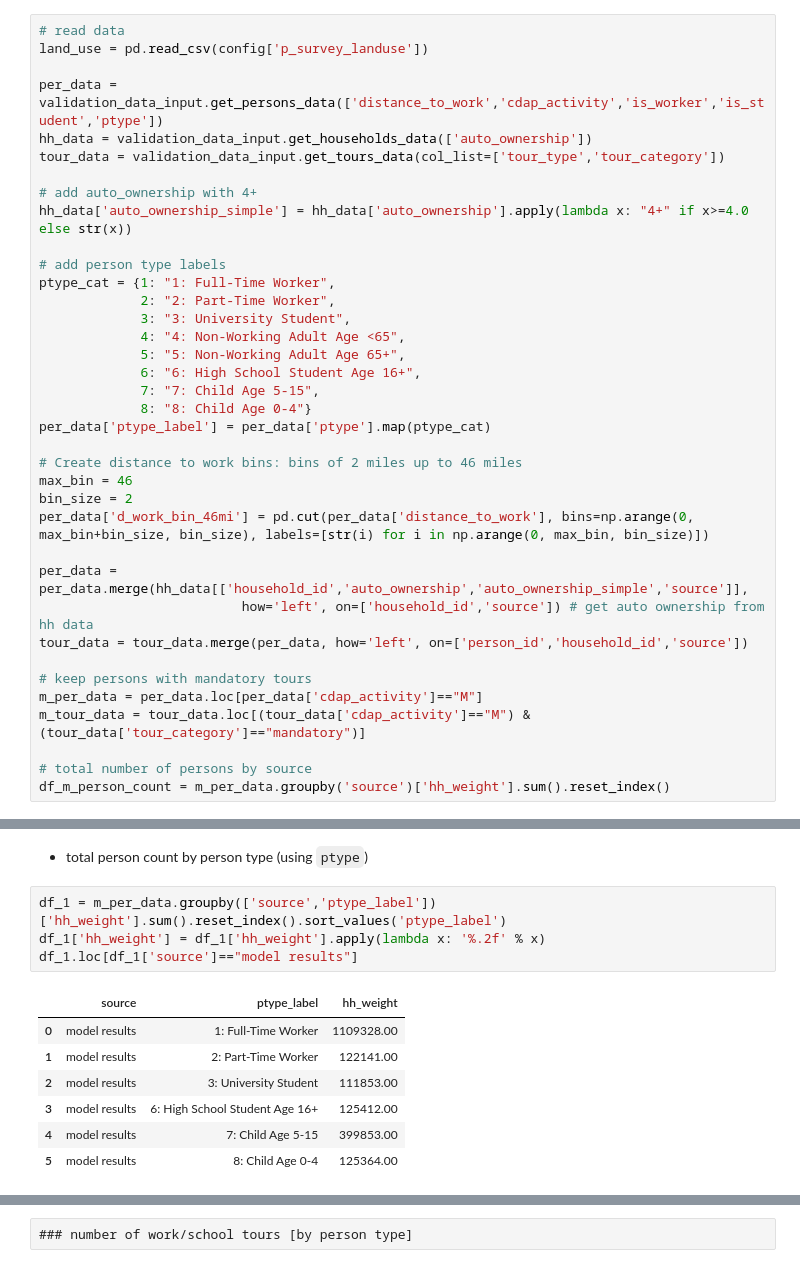
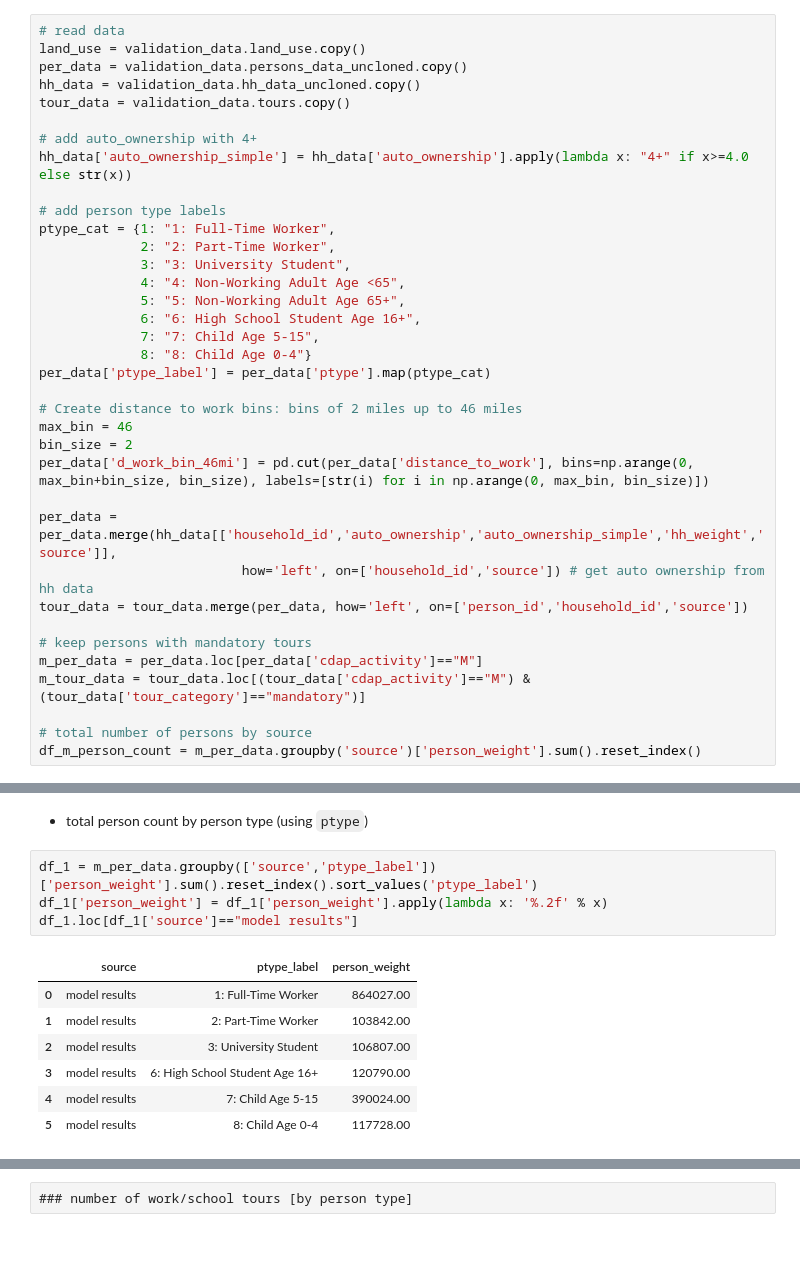
Before and after one commit to psrc/psrc_activitysim, a Jupyter notebook: scripts/validation/validation_scripts/mandatory_tour_frequency.ipynb, the cells around one changed output, grey strips where cells are left out. Cells and saved outputs as stored; diff of their text form.

Commit message:
add survey tour_id + run mandatory tour frequency

```diff
--- a/scripts/validation/validation_scripts/mandatory_tour_frequency.ipynb
+++ b/scripts/validation/validation_scripts/mandatory_tour_frequency.ipynb
@@ -23,11 +25,10 @@ pio.templates.default = "simple_white+psrc_color"
 config = toml.load(os.path.join(os.getcwd(),'validation_configuration.toml'))
 # %%
 # read data
-land_use = pd.read_csv(config['p_survey_landuse'])
-
-per_data = validation_data_input.get_persons_data(['distance_to_work','cdap_activity','is_worker','is_student','ptype'])
-hh_data = validation_data_input.get_households_data(['auto_ownership'])
-tour_data = validation_data_input.get_tours_data(col_list=['tour_type','tour_category'])
+land_use = validation_data.land_use.copy()
+per_data = validation_data.persons_data_uncloned.copy()
+hh_data = validation_data.hh_data_uncloned.copy()
+tour_data = validation_data.tours.copy()
 
 # add auto_ownership with 4+
 hh_data['auto_ownership_simple'] = hh_data['auto_ownership'].apply(lambda x: "4+" if x>=4.0 else str(x))
@@ -48,7 +49,7 @@ max_bin = 46
 bin_size = 2
 per_data['d_work_bin_46mi'] = pd.cut(per_data['distance_to_work'], bins=np.arange(0, max_bin+bin_size, bin_size), labels=[str(i) for i in np.arange(0, max_bin, bin_size)])
 
-per_data = per_data.merge(hh_data[['household_id','auto_ownership','auto_ownership_simple','source']],
+per_data = per_data.merge(hh_data[['household_id','auto_ownership','auto_ownership_simple','hh_weight','source']],
                           how='left', on=['household_id','source']) # get auto ownership from hh data
 tour_data = tour_data.merge(per_data, how='left', on=['person_id','household_id','source'])
 
@@ -57,7 +58,7 @@ m_per_data = per_data.loc[per_data['cdap_activity']=="M"]
 m_tour_data = tour_data.loc[(tour_data['cdap_activity']=="M") & (tour_data['tour_category']=="mandatory")]
 
 # total number of persons by source
-df_m_person_count = m_per_data.groupby('source')['hh_weight'].sum().reset_index()
+df_m_person_count = m_per_data.groupby('source')['person_weight'].sum().reset_index()
 # %% [markdown]
 ## mandatory tours per person
 
@@ -202,16 +203,16 @@ fig.show()
 # %% [markdown]
 - total person count by person type (using `ptype`)
 # %%
-df_1 = m_per_data.groupby(['source','ptype_label'])['hh_weight'].sum().reset_index().sort_values('ptype_label')
-df_1['hh_weight'] = df_1['hh_weight'].apply(lambda x: '%.2f' % x)
+df_1 = m_per_data.groupby(['source','ptype_label'])['person_weight'].sum().reset_index().sort_values('ptype_label')
+df_1['person_weight'] = df_1['person_weight'].apply(lambda x: '%.2f' % x)
 df_1.loc[df_1['source']=="model results"]
 # %% [output]
-|  | source | ptype_label | hh_weight |
-| 0 | model results | 1: Full-Time Worker | 1109328.00 |
-| 1 | model results | 2: Part-Time Worker | 122141.00 |
-| 2 | model results | 3: University Student | 111853.00 |
-| 3 | model results | 6: High School Student Age 16+ | 125412.00 |
-| 4 | model results | 7: Child Age 5-15 | 399853.00 |
-| 5 | model results | 8: Child Age 0-4 | 125364.00 |
+|  | source | ptype_label | person_weight |
+| 0 | model results | 1: Full-Time Worker | 864027.00 |
+| 1 | model results | 2: Part-Time Worker | 103842.00 |
+| 2 | model results | 3: University Student | 106807.00 |
+| 3 | model results | 6: High School Student Age 16+ | 120790.00 |
+| 4 | model results | 7: Child Age 5-15 | 390024.00 |
+| 5 | model results | 8: Child Age 0-4 | 117728.00 |
 # %%
 # total number of persons by source
```
Also changed, not shown: parts of 16 cells of this notebook, 3 other files.
